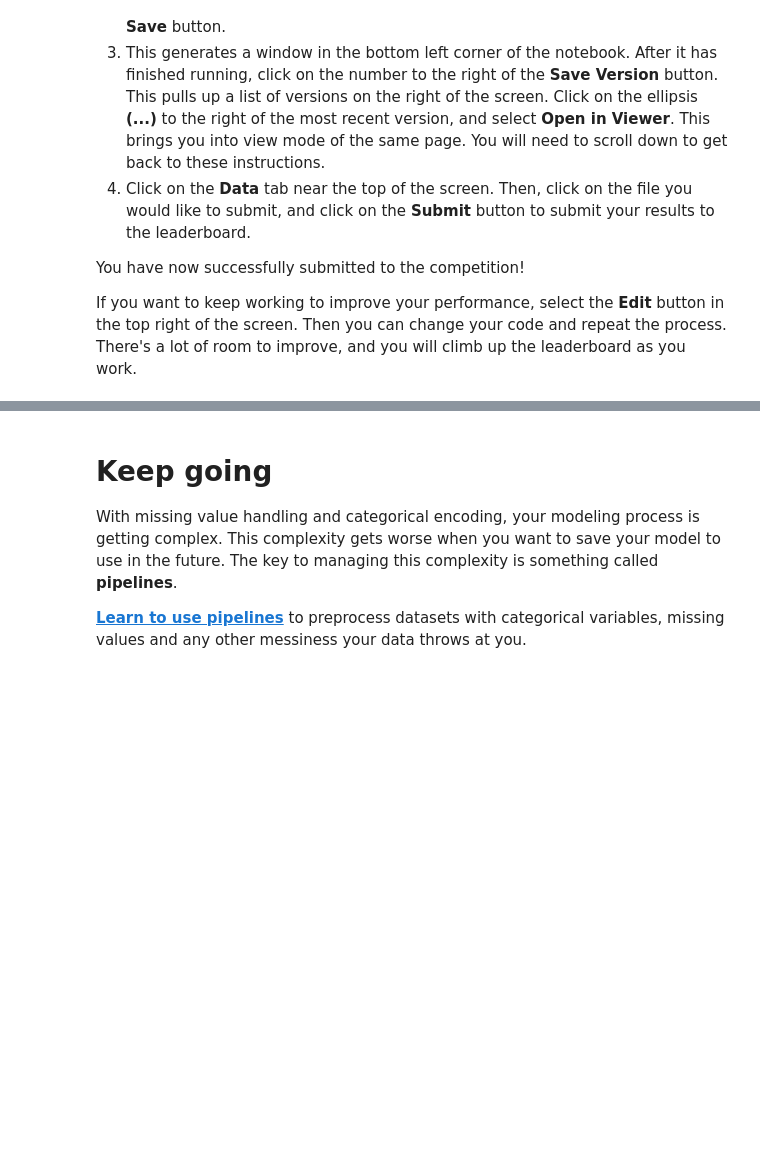
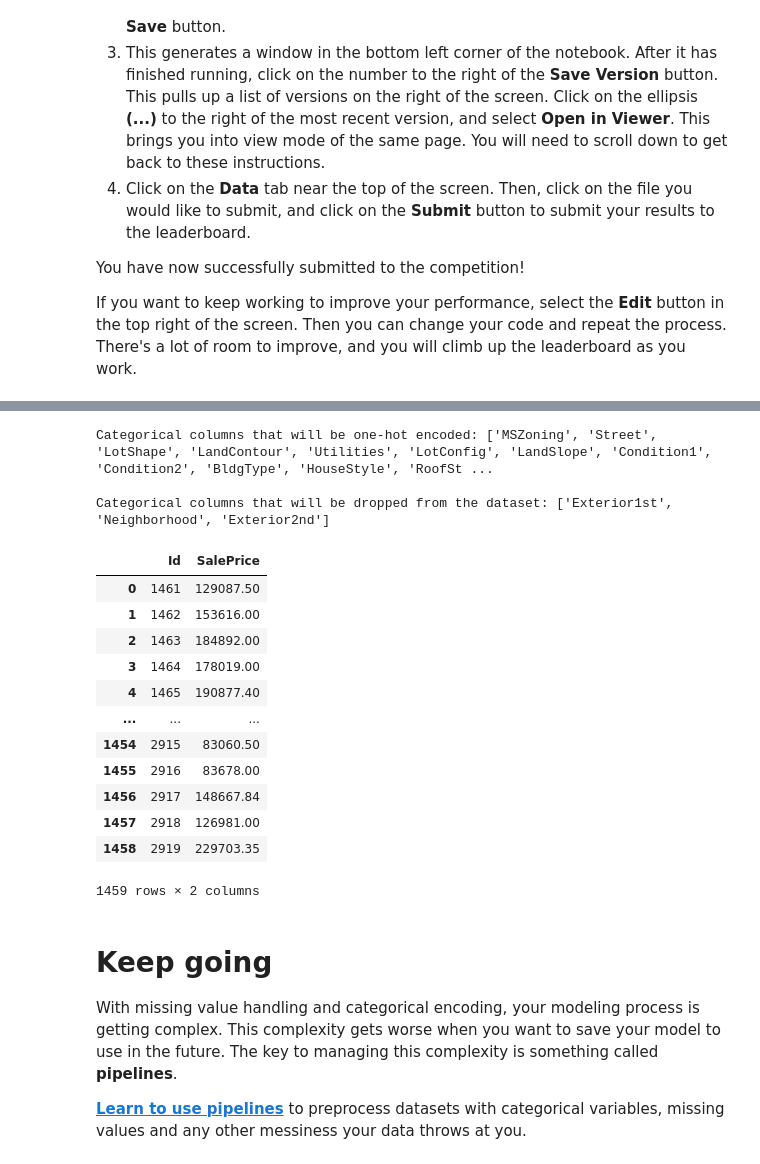
Before and after one commit to swatikusnh8/understand-ml-basics, a Jupyter notebook: exercise-categorical-variables.ipynb, the cells around one changed output, grey strips where cells are left out. Saved outputs shown, nothing was run; the diff lists cells and outputs as text; code cells hidden in the pictures; blank space fills up the shorter version.

Commit message:
Kaggle Notebook | Exercise: Categorical Variables | Version 2

```diff
--- a/exercise-categorical-variables.ipynb
+++ b/exercise-categorical-variables.ipynb
@@ -393,0 +420,13 @@ If you want to keep working to improve your performance, select the **Edit** but
+# %%
+# Columns that will be one-hot encoded
+low_cardinality_cols = [col for col in object_cols if X_test[col].nunique() < 10]
+
+# Columns that will be dropped from the dataset
+high_cardinality_cols = list(set(object_cols)-set(low_cardinality_cols))
+
+print('Categorical columns that will be one-hot encoded:', low_cardinality_cols)
+print('\nCategorical columns that will be dropped from the dataset:', high_cardinality_cols)
+# %% [output]
+Categorical columns that will be one-hot encoded: ['MSZoning', 'Street', 'LotShape', 'LandContour', 'Utilities', 'LotConfig', 'LandSlope', 'Condition1', 'Condition2', 'BldgType', 'HouseStyle', 'RoofSt ...
+
+Categorical columns that will be dropped from the dataset: ['Exterior1st', 'Neighborhood', 'Exterior2nd']
@@ -394,3 +447,46 @@ If you want to keep working to improve your performance, select the **Edit** but
+# %%
+features = ['LotArea', 'YearBuilt', '1stFlrSF', '2ndFlrSF', 'FullBath', 'BedroomAbvGr', 'TotRmsAbvGrd']
+# Note: replace the list above with whatever features you actually want to use!
+
+# Keep only those columns for your training data
+X = X_train[features]
+y = y_train
+
+model = RandomForestRegressor(n_estimators=100, random_state=0)
+model.fit(X, y)
+
+X_test_aligned = X_test.reindex(columns=features, fill_value=0)
+
+preds_test = model.predict(X_test_aligned) ## has missing features in test data
+
+# X_test_aligned = OH_cols_test.reindex(columns=X_train.columns, fill_value=0)
+# missing_cols = set(OH_X_train.columns) - set(OH_X_test.columns) #['120', '121']
+# model.fit(OH_X_train, y_train)
+# missing_cols
+# # for col in missing_cols
+#     # if col not in X_test.columns:
+#         # X_test[col] = 0
+# %%
+# Save test predictions to file
+output = pd.DataFrame({'Id': X_test.index,
+                       'SalePrice': preds_test})
+output.to_csv('submission.csv', index=False)
+# %%
+output
+# %% [output]
+|  | Id | SalePrice |
+| 0 | 1461 | 129087.50 |
+| 1 | 1462 | 153616.00 |
+| 2 | 1463 | 184892.00 |
+| 3 | 1464 | 178019.00 |
+| 4 | 1465 | 190877.40 |
+| ... | ... | ... |
+| 1454 | 2915 | 83060.50 |
+| 1455 | 2916 | 83678.00 |
+| 1456 | 2917 | 148667.84 |
+| 1457 | 2918 | 126981.00 |
+| 1458 | 2919 | 229703.35 |
+1459 rows × 2 columns
 # %% [markdown]
 # Keep going
 
```
Also changed, not shown: parts of 5 cells of this notebook.
